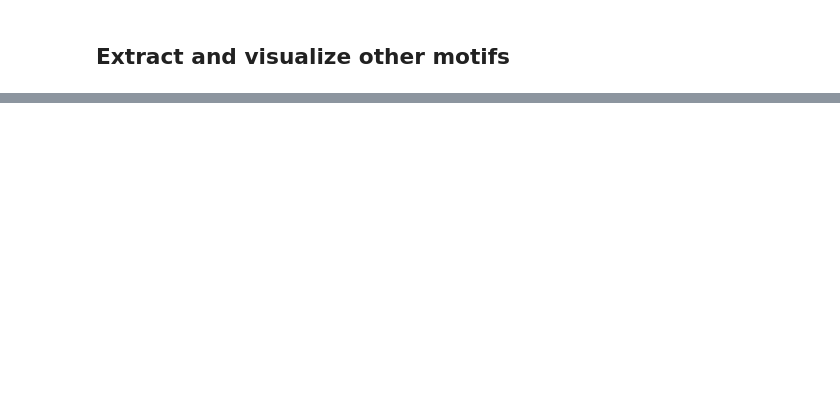
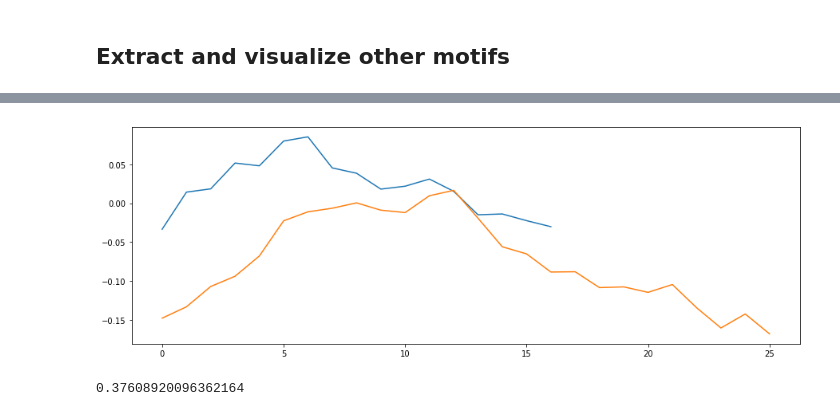
Before and after one commit to misilva73/extendedMD, a Jupyter notebook: notebooks/quick_viz.ipynb, the cells around one changed output, grey strips where cells are left out. Saved outputs shown, nothing was run; the diff lists cells and outputs as text; code cells hidden in the pictures; blank space fills up the shorter version.

```diff
--- a/notebooks/quick_viz.ipynb
+++ b/notebooks/quick_viz.ipynb
@@ -112,0 +167,10 @@ motif_pointers_list
+# %%
+plt.figure(figsize=(15,5))
+plt.plot(ts_1d[motif_pointers[-2]])
+plt.plot(ts_1d[motif_pointers[-1]])
+plt.show()
+
+dtw.distance(ts_1d[motif_pointers[-2]], ts_1d[motif_pointers[-1]])
+# %% [output]
+[figure, added]
+0.37608920096362164
```
Also changed, not shown: parts of 17 cells of this notebook.
